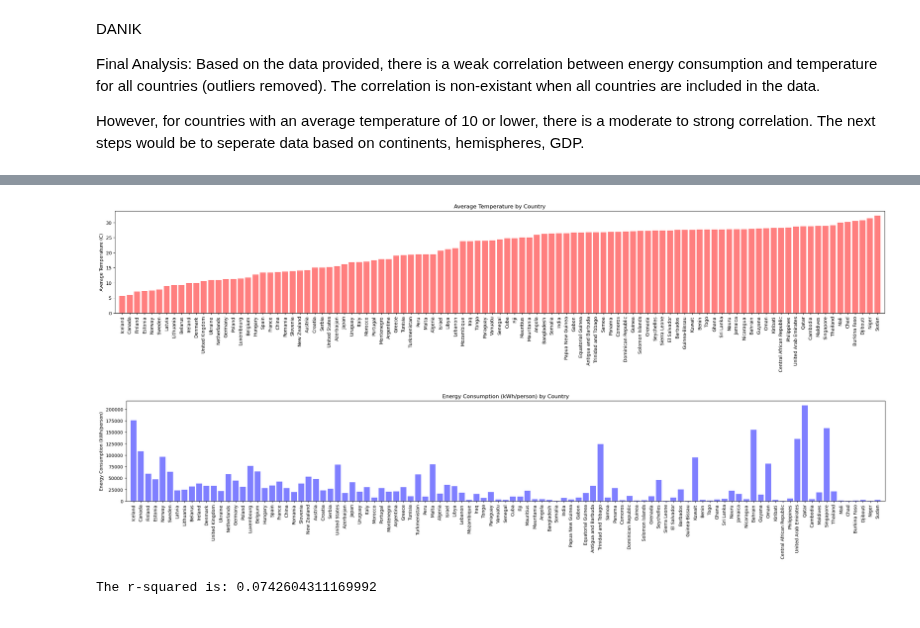
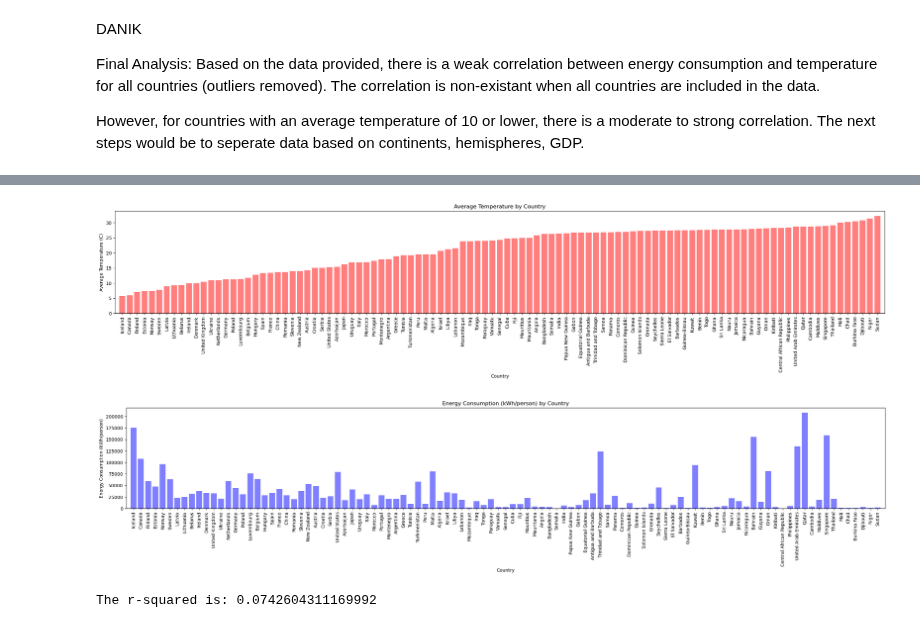
Before and after one commit to yosieph/Project1, a Jupyter notebook: project1.ipynb, the cells around one changed output, grey strips where cells are left out. Cells and saved outputs as stored; diff of their text form; code cells hidden in the pictures.

```diff
--- a/project1.ipynb
+++ b/project1.ipynb
@@ -42,22 +52,23 @@ However, for countries with an average temperature of 10 or lower, there is a mo
 # %%
 #graph plot showing temp values per country
 country_temp = main_data.sort_values(by='Average Temp', ascending=True)
 
 x_axis = np.arange(len(country_temp))
 tick_locations = [value+0 for value in x_axis]
 
 plt.figure(figsize=(30,4))
 plt.bar(x_axis, country_temp["Average Temp"], color='r', alpha=0.5, align="center")
 plt.xticks(tick_locations, country_temp["Country"], rotation="vertical")
 plt.ylabel('Average Temperature (C)')
+plt.xlabel('Country')
 plt.title('Average Temperature by Country')
 plt.xlim(-1,103)
 
 plt.savefig("output_data/Country Temp.png", bbox_inches='tight')
 
 plt.show()
 # %% [output]
-[figure, old version]
+[figure, new version]
 # %%
 #graph plot showing temp values per country
 country_temp = main_data.sort_values(by='Average Temp', ascending=True)
@@ -69,13 +80,14 @@ plt.figure(figsize=(30,4))
 plt.bar(x_axis, country_temp["Primary energy consumption per capita (kWh/person)"], color='b', alpha=0.5, align="center")
 plt.xticks(tick_locations, country_temp["Country"], rotation="vertical")
 plt.ylabel('Energy Consumption (kWh/person)')
+plt.xlabel('Country')
 plt.title('Energy Consumption (kWh/person) by Country')
 plt.xlim(-1,103)
 plt.savefig("output_data/Country Energy.png", bbox_inches='tight')
 
 plt.show()
 # %% [output]
-[figure, old version]
+[figure, new version]
 # %%
 #scatter plot showing the correlation between temp and primary energy consumption
 energy_consumption = main_data["Primary energy consumption per capita (kWh/person)"]
```
Also changed, not shown: parts of 9 cells of this notebook, 8 other files.
